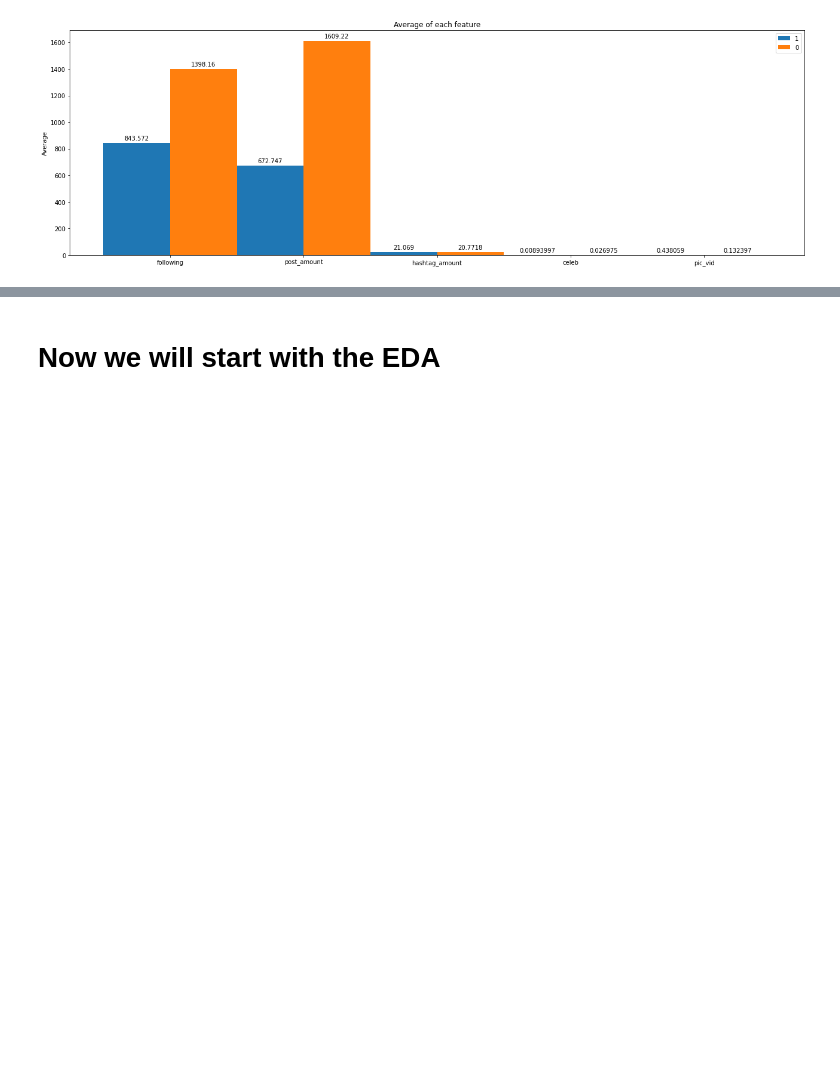
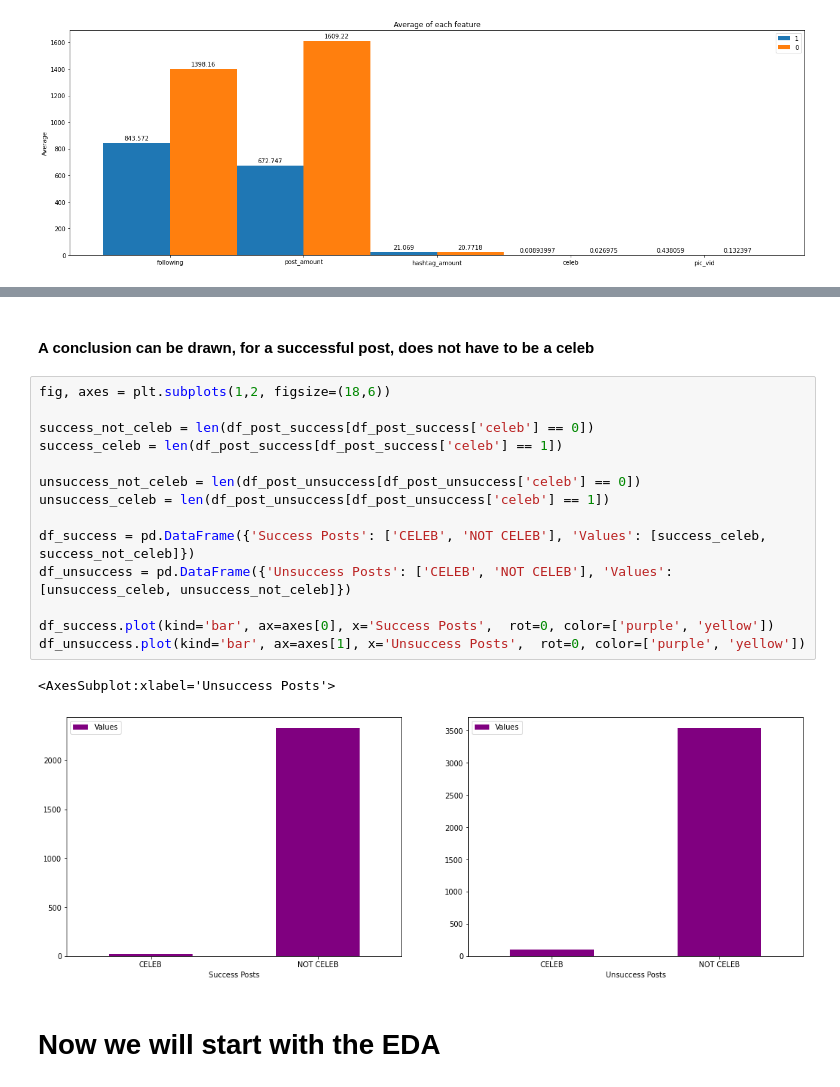
Before and after one commit to OrenPin/Instagram-Prediction---Data-Analysis, a Jupyter notebook: PostAnalysis.ipynb, the cells around one changed output, grey strips where cells are left out. Cells and saved outputs as stored; diff of their text form; blank space fills up the shorter version.

```diff
--- a/PostAnalysis.ipynb
+++ b/PostAnalysis.ipynb
@@ -377,3 +366,22 @@ dtype: int64
+# %% [markdown]
+#### A conclusion can be drawn, for a successful post, does not have to be a celeb
+# %%
+fig, axes = plt.subplots(1,2, figsize=(18,6))
+
+success_not_celeb = len(df_post_success[df_post_success['celeb'] == 0])
+success_celeb = len(df_post_success[df_post_success['celeb'] == 1])
+
+unsuccess_not_celeb = len(df_post_unsuccess[df_post_unsuccess['celeb'] == 0])
+unsuccess_celeb = len(df_post_unsuccess[df_post_unsuccess['celeb'] == 1])
+
+df_success = pd.DataFrame({'Success Posts': ['CELEB', 'NOT CELEB'], 'Values': [success_celeb, success_not_celeb]})
+df_unsuccess = pd.DataFrame({'Unsuccess Posts': ['CELEB', 'NOT CELEB'], 'Values': [unsuccess_celeb, unsuccess_not_celeb]})
+
+df_success.plot(kind='bar', ax=axes[0], x='Success Posts',  rot=0, color=['purple', 'yellow'])
+df_unsuccess.plot(kind='bar', ax=axes[1], x='Unsuccess Posts',  rot=0, color=['purple', 'yellow'])
+# %% [output]
+<AxesSubplot:xlabel='Unsuccess Posts'>
+[figure, added]
 # %% [markdown]
 # Now we will start with the EDA
 # %% [markdown]
```
Also changed, not shown: parts of 7 cells of this notebook.
